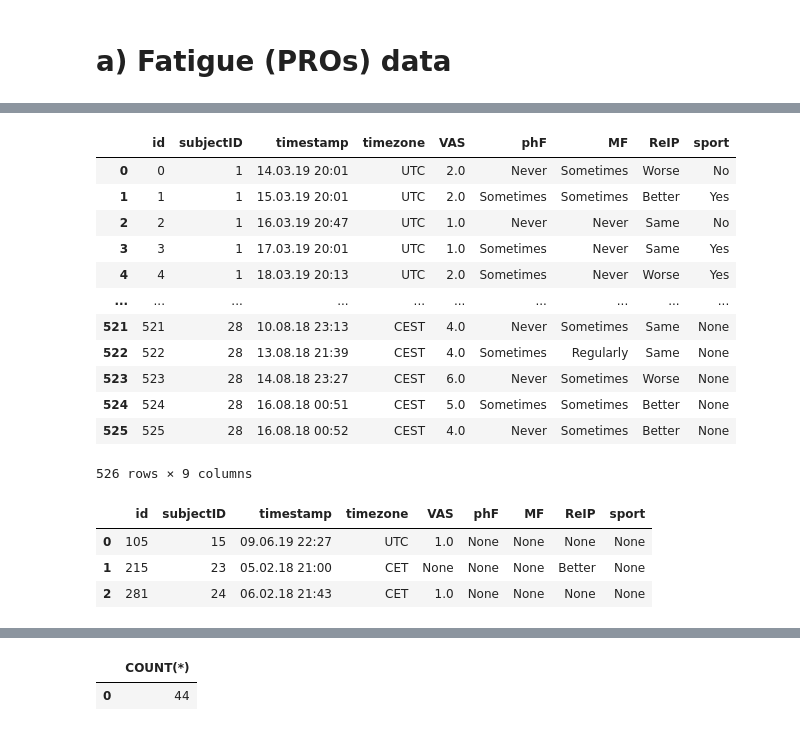
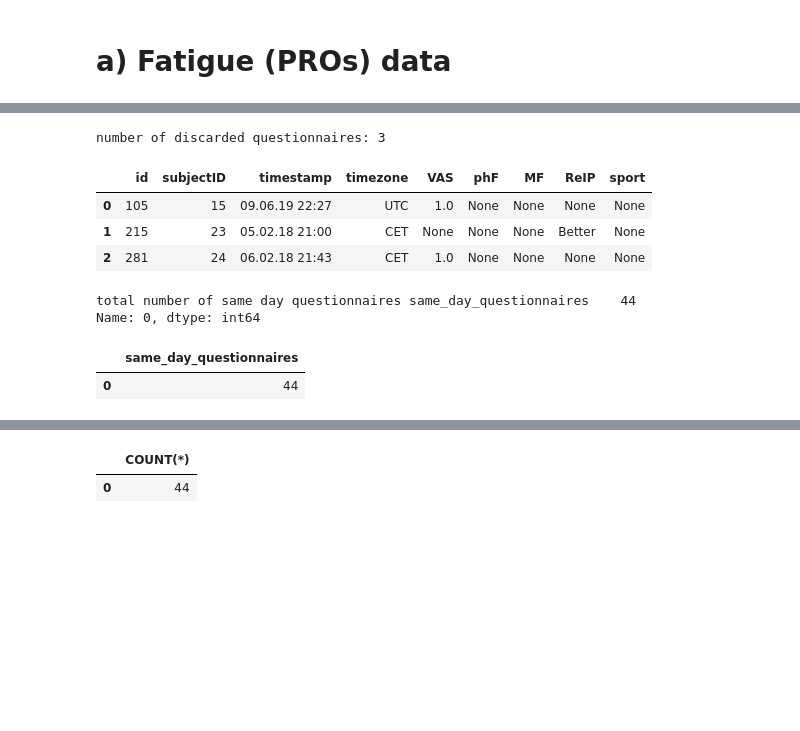
Before and after one commit to Yahnnosh/Sensor-Based-Modeling-of-Fatigue-Using-Transformer-Model, a Jupyter notebook: data_loader.ipynb, the cells around one changed output, grey strips where cells are left out. Drawn from its saved outputs; the diff is of its cells as text; code cells hidden in the pictures; blank space fills up the shorter version.

```diff
--- a/data_loader.ipynb
+++ b/data_loader.ipynb
@@ -118,35 +102,53 @@ temp
+# %%
+# incomplete questionnaires (ignore sport label as it's not asked in all questionnaires)
+query = '''
+SELECT *
+FROM questionnaires
+WHERE VAS IS NULL OR phF IS NULL OR MF IS NULL OR ReIP IS NULL
+'''
+temp = sqldf(query)
+
+# discard incomplete questionnaires
+query = '''
+SELECT *
+FROM questionnaires
+
+EXCEPT
+
+SELECT *
+FROM questionnaires
+WHERE VAS IS NULL OR phF IS NULL OR MF IS NULL OR ReIP IS NULL;
+'''
+questionnaires = sqldf(query)
+
+print('number of discarded questionnaires:', temp.shape[0])
+temp
+# %% [output]
+number of discarded questionnaires: 3
+|  | id | subjectID | timestamp | timezone | VAS | phF | MF | ReIP | sport |
+| 0 | 105 | 15 | 09.06.19 22:27 | UTC | 1.0 | None | None | None | None |
+| 1 | 215 | 23 | 05.02.18 21:00 | CET | None | None | None | Better | None |
+| 2 | 281 | 24 | 06.02.18 21:43 | CET | 1.0 | None | None | None | None |
 # %%
+# aggregate questionnaires into daily fatigue values
 query = '''
-SELECT id, subjectID, timestamp, GROUP_CONCAT(DISTINCT timezone) AS timezone, GROUP_CONCAT(VAS) AS VAS, GROUP_CONCAT(phF) AS phF, GROUP_CONCAT(MF) AS MF, GROUP_CONCAT(ReIP) AS ReIP, GROUP_CONCAT(sport) AS sport
-FROM temp
-GROUP BY id, subjectID, timestamp
+SELECT subjectID, SUBSTRING(Timestamp, 1, 8) AS date, GROUP_CONCAT(DISTINCT timezone) AS timezone, GROUP_CONCAT(VAS) AS VAS, GROUP_CONCAT(ReIP) AS ReIP, GROUP_CONCAT(phF) AS phF, GROUP_CONCAT(MF) AS MF, GROUP_CONCAT(sport) AS sport, COUNT(*) AS n_answers
+FROM questionnaires
+GROUP BY subjectID, date
+ORDER BY n_answers DESC;
 '''
-questionnaires = sqldf(query)
-questionnaires
+fatigue_daily = sqldf(query)
+
+# check how many multiple questionnaires are filled out per day
+query = '''
+SELECT COUNT(*) AS same_day_questionnaires
+FROM fatigue_daily
+WHERE n_answers > 1;
+'''
+print('total number of same day questionnaires', sqldf(query).iloc[0])
+sqldf(query)
 # %% [output]
+total number of same day questionnaires same_day_questionnaires    44
+Name: 0, dtype: int64
-|  | id | subjectID | timestamp | timezone | VAS | phF | MF | ReIP | sport |
-| 0 | 0 | 1 | 14.03.19 20:01 | UTC | 2.0 | Never | Sometimes | Worse | No |
-| 1 | 1 | 1 | 15.03.19 20:01 | UTC | 2.0 | Sometimes | Sometimes | Better | Yes |
-| 2 | 2 | 1 | 16.03.19 20:47 | UTC | 1.0 | Never | Never | Same | No |
-| 3 | 3 | 1 | 17.03.19 20:01 | UTC | 1.0 | Sometimes | Never | Same | Yes |
-| 4 | 4 | 1 | 18.03.19 20:13 | UTC | 2.0 | Sometimes | Never | Worse | Yes |
-| ... | ... | ... | ... | ... | ... | ... | ... | ... | ... |
-| 521 | 521 | 28 | 10.08.18 23:13 | CEST | 4.0 | Never | Sometimes | Same | None |
-| 522 | 522 | 28 | 13.08.18 21:39 | CEST | 4.0 | Sometimes | Regularly | Same | None |
-| 523 | 523 | 28 | 14.08.18 23:27 | CEST | 6.0 | Never | Sometimes | Worse | None |
-| 524 | 524 | 28 | 16.08.18 00:51 | CEST | 5.0 | Sometimes | Sometimes | Better | None |
-| 525 | 525 | 28 | 16.08.18 00:52 | CEST | 4.0 | Never | Sometimes | Better | None |
+|  | same_day_questionnaires |
+| 0 | 44 |
-526 rows × 9 columns
-# %%
-# incomplete questionnaires (ignore sport label as it's not asked in all questionnaires)
-query = '''
-SELECT *
-FROM questionnaires
-WHERE VAS IS NULL OR phF IS NULL OR MF IS NULL OR ReIP IS NULL
-'''
-sqldf(query)
-# %% [output]
-|  | id | subjectID | timestamp | timezone | VAS | phF | MF | ReIP | sport |
-| 0 | 105 | 15 | 09.06.19 22:27 | UTC | 1.0 | None | None | None | None |
-| 1 | 215 | 23 | 05.02.18 21:00 | CET | None | None | None | Better | None |
-| 2 | 281 | 24 | 06.02.18 21:43 | CET | 1.0 | None | None | None | None |
```
Also changed, not shown: parts of 45 cells of this notebook, 4 other files.
